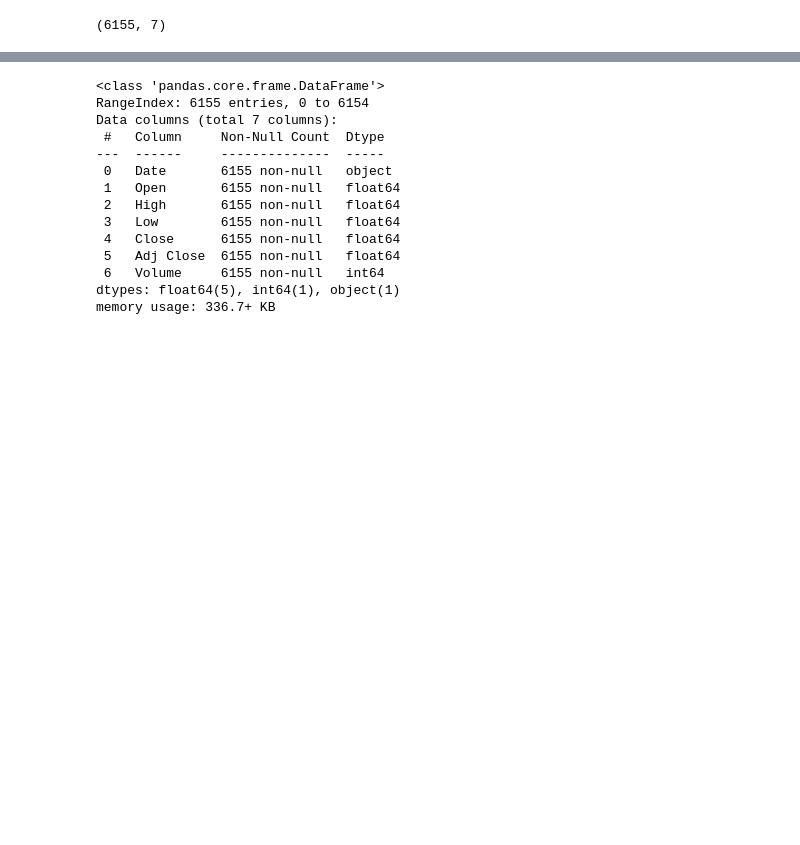
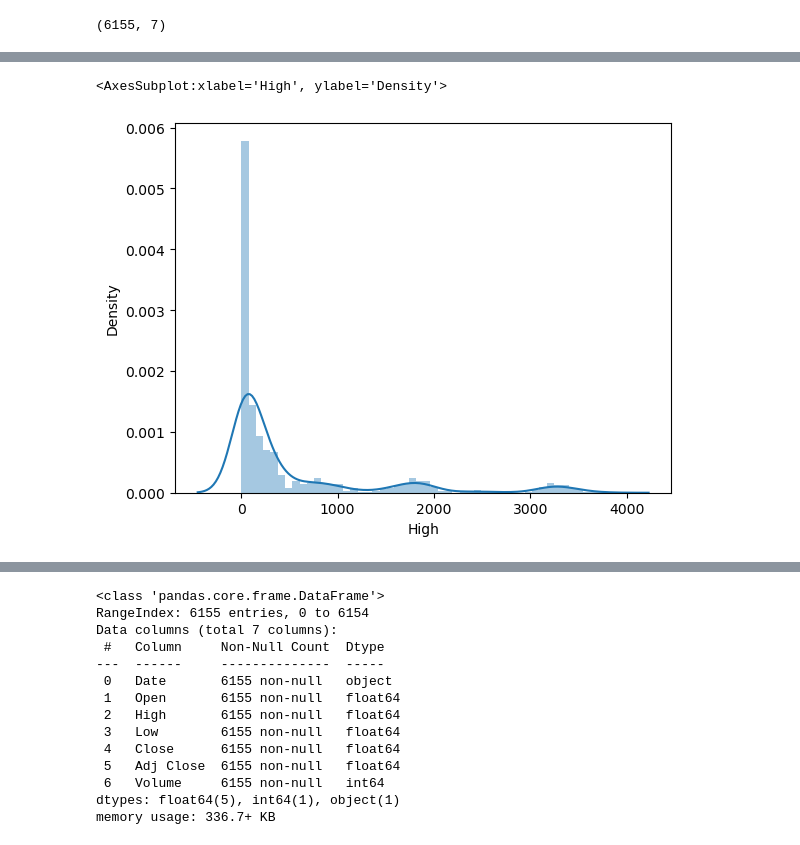
Before and after one commit to Subhajeet-Das/Amazon-Stock-Prediction, a Jupyter notebook: stock-prediction.ipynb, the cells around one changed output, grey strips where cells are left out. Saved outputs shown, nothing was run; the diff lists cells and outputs as text; code cells hidden in the pictures; blank space fills up the shorter version.

```diff
--- a/stock-prediction.ipynb
+++ b/stock-prediction.ipynb
@@ -59,0 +70,5 @@ df.shape
+# %%
+sns.distplot(df.High)
+# %% [output]
+<AxesSubplot:xlabel='High', ylabel='Density'>
+[figure, added]
```
Also changed, not shown: parts of 19 cells of this notebook.
